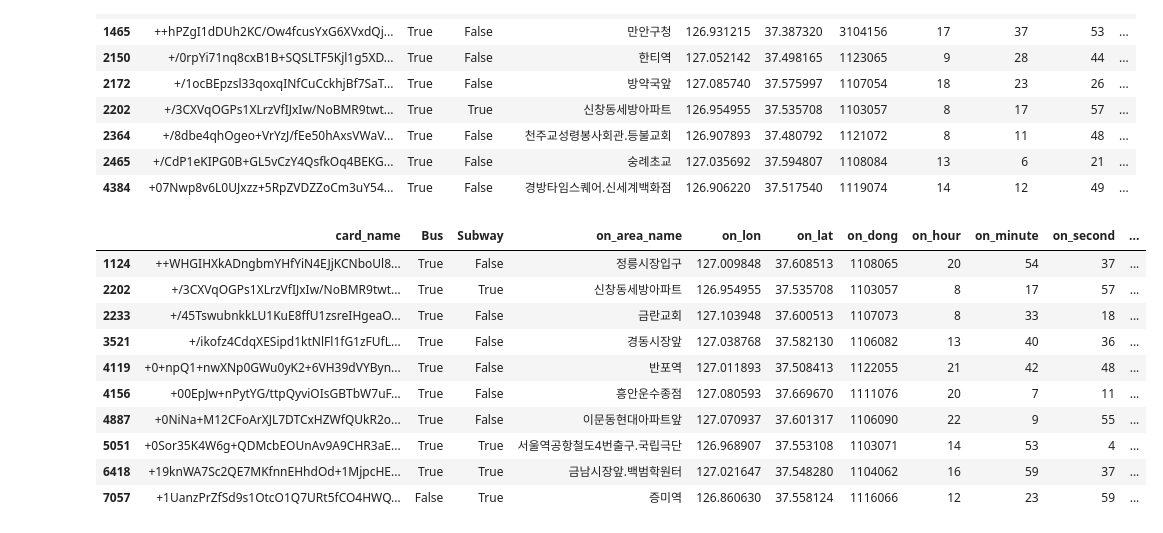
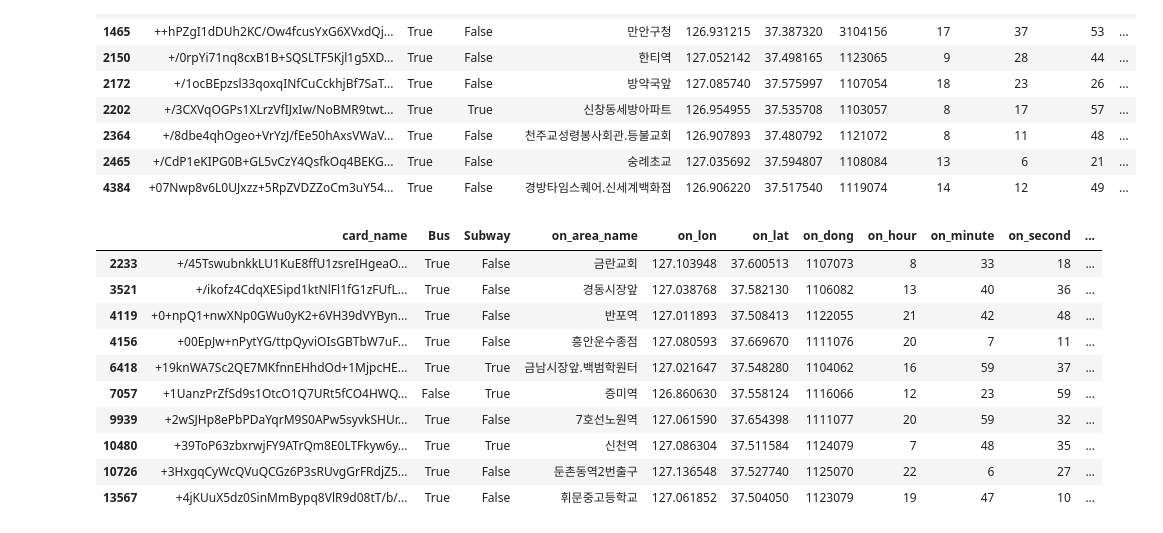
Before and after one commit to sener7106/TIL, a Jupyter notebook: Code/Project2/1.ipynb, the cells around one changed output. Saved outputs shown, nothing was run; the diff lists cells and outputs as text; code cells hidden in the pictures.

```diff
--- a/Code/Project2/1.ipynb
+++ b/Code/Project2/1.ipynb
@@ -82,6 +82,7 @@ df_copy.head(10)
 | 9 | +++PAYzWTdRTGJKcBiZ1g/w9Ik/WgyDTT... | False | True | 창동역 | 127.047672 | 37.653205 | 1110063 | 9 | 51 | 57 | ... |
 # %%
 df_copy['on_time'] = df_copy['on_hour'].astype(str)+':'+df_copy['on_minute'].astype(str)+':'+df_copy['on_second'].astype(str)
+df_copy['off_time'] = df_copy['off_hour'].astype(str)+':'+df_copy['off_minute'].astype(str)+':'+df_copy['off_second'].astype(str)
 df_copy.head()
 # %% [output]
 |  | card_name | Bus | Subway | on_area_name | on_lon | on_lat | on_dong | on_hour | on_minute | on_second | ... |
@@ -165,17 +164,17 @@ df_copy[df_copy['Circuity'] > 10].head(10)
 # %%
 #직선거리 < 총거리 => 나는 돌아서 갔습니다. 오래걸렸습니다.
 # 직선거리 > 총거리 => 나는 돌아서 안갔습니다. 빨리갔네요..
 
-df_copy[df_copy['no_transfer'] >= 4].head(10)
+df_copy[(df_copy['no_transfer'] >= 4) & (df_copy['Circuity'] < 2)].head(10)
 # %% [output]
 |  | card_name | Bus | Subway | on_area_name | on_lon | on_lat | on_dong | on_hour | on_minute | on_second | ... |
-| 1124 | ++WHGIHXkADngbmYHfYiN4EJjKCNboUl8... | True | False | 정릉시장입구 | 127.009848 | 37.608513 | 1108065 | 20 | 54 | 37 | ... |
-| 2202 | +/3CXVqOGPs1XLrzVfIJxIw/NoBMR9twt... | True | True | 신창동세방아파트 | 126.954955 | 37.535708 | 1103057 | 8 | 17 | 57 | ... |
 | 2233 | +/45TswubnkkLU1KuE8ffU1zsreIHgeaO... | True | False | 금란교회 | 127.103948 | 37.600513 | 1107073 | 8 | 33 | 18 | ... |
 | 3521 | +/ikofz4CdqXESipd1ktNlFl1fG1zFUfL... | True | False | 경동시장앞 | 127.038768 | 37.582130 | 1106082 | 13 | 40 | 36 | ... |
 | 4119 | +0+npQ1+nwXNp0GWu0yK2+6VH39dVYByn... | True | False | 반포역 | 127.011893 | 37.508413 | 1122055 | 21 | 42 | 48 | ... |
 | 4156 | +00EpJw+nPytYG/ttpQyviOIsGBTbW7uF... | True | False | 흥안운수종점 | 127.080593 | 37.669670 | 1111076 | 20 | 7 | 11 | ... |
-| 4887 | +0NiNa+M12CFoArXJL7DTCxHZWfQUkR2o... | True | False | 이문동현대아파트앞 | 127.070937 | 37.601317 | 1106090 | 22 | 9 | 55 | ... |
-| 5051 | +0Sor35K4W6g+QDMcbEOUnAv9A9CHR3aE... | True | True | 서울역공항철도4번출구.국립극단 | 126.968907 | 37.553108 | 1103071 | 14 | 53 | 4 | ... |
 | 6418 | +19knWA7Sc2QE7MKfnnEHhdOd+1MjpcHE... | True | True | 금남시장앞.백범학원터 | 127.021647 | 37.548280 | 1104062 | 16 | 59 | 37 | ... |
 | 7057 | +1UanzPrZfSd9s1OtcO1Q7URt5fCO4HWQ... | False | True | 증미역 | 126.860630 | 37.558124 | 1116066 | 12 | 23 | 59 | ... |
+| 9939 | +2wSJHp8ePbPDaYqrM9S0APw5syvkSHUr... | True | False | 7호선노원역 | 127.061590 | 37.654398 | 1111077 | 20 | 59 | 32 | ... |
+| 10480 | +39ToP63zbxrwjFY9ATrQm8E0LTFkyw6y... | True | True | 신천역 | 127.086304 | 37.511584 | 1124079 | 7 | 48 | 35 | ... |
+| 10726 | +3HxgqCyWcQVuQCGz6P3sRUvgGrFRdjZ5... | True | False | 둔촌동역2번출구 | 127.136548 | 37.527740 | 1125070 | 22 | 6 | 27 | ... |
+| 13567 | +4jKUuX5dz0SinMmBypq8VlR9d08tT/b/... | True | False | 휘문중고등학교 | 127.061852 | 37.504050 | 1123079 | 19 | 47 | 10 | ... |
```
Also changed, not shown: parts of 21 cells of this notebook.
